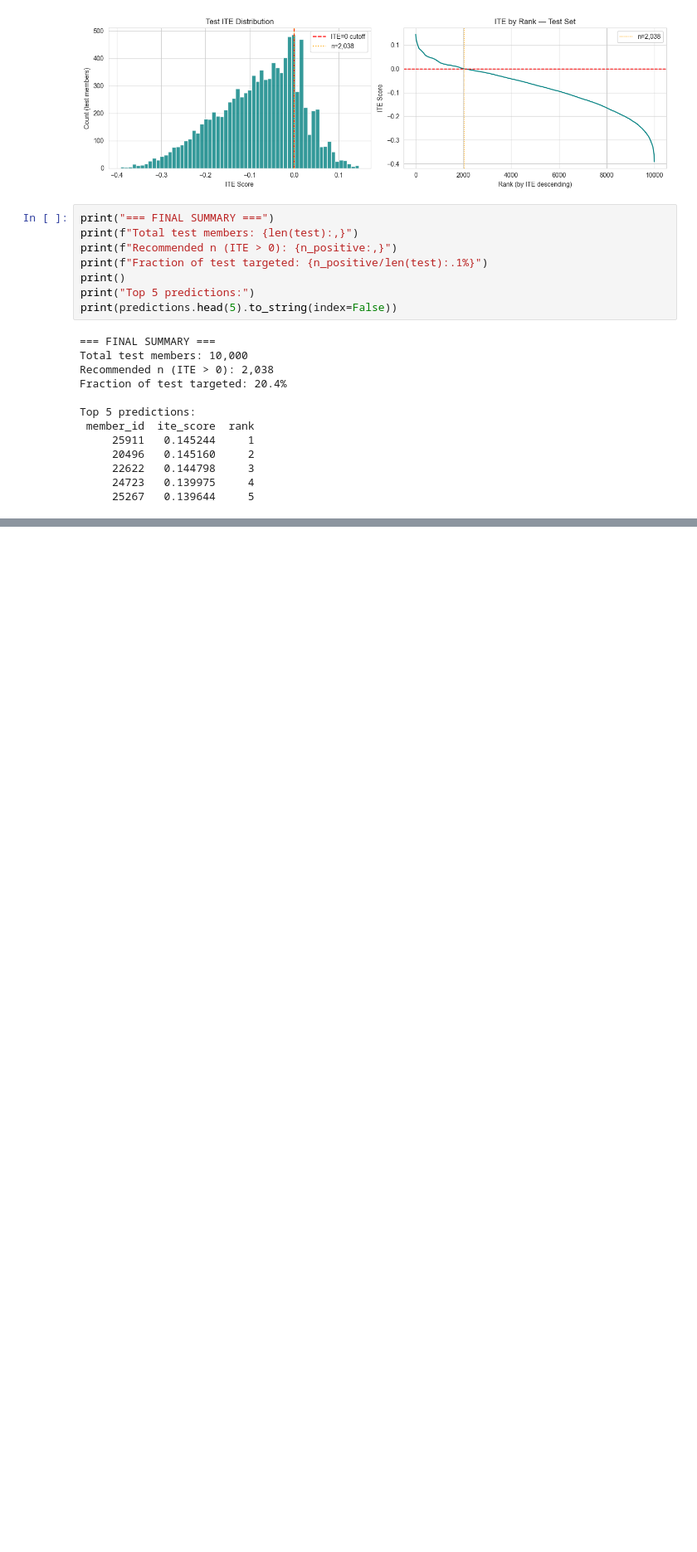
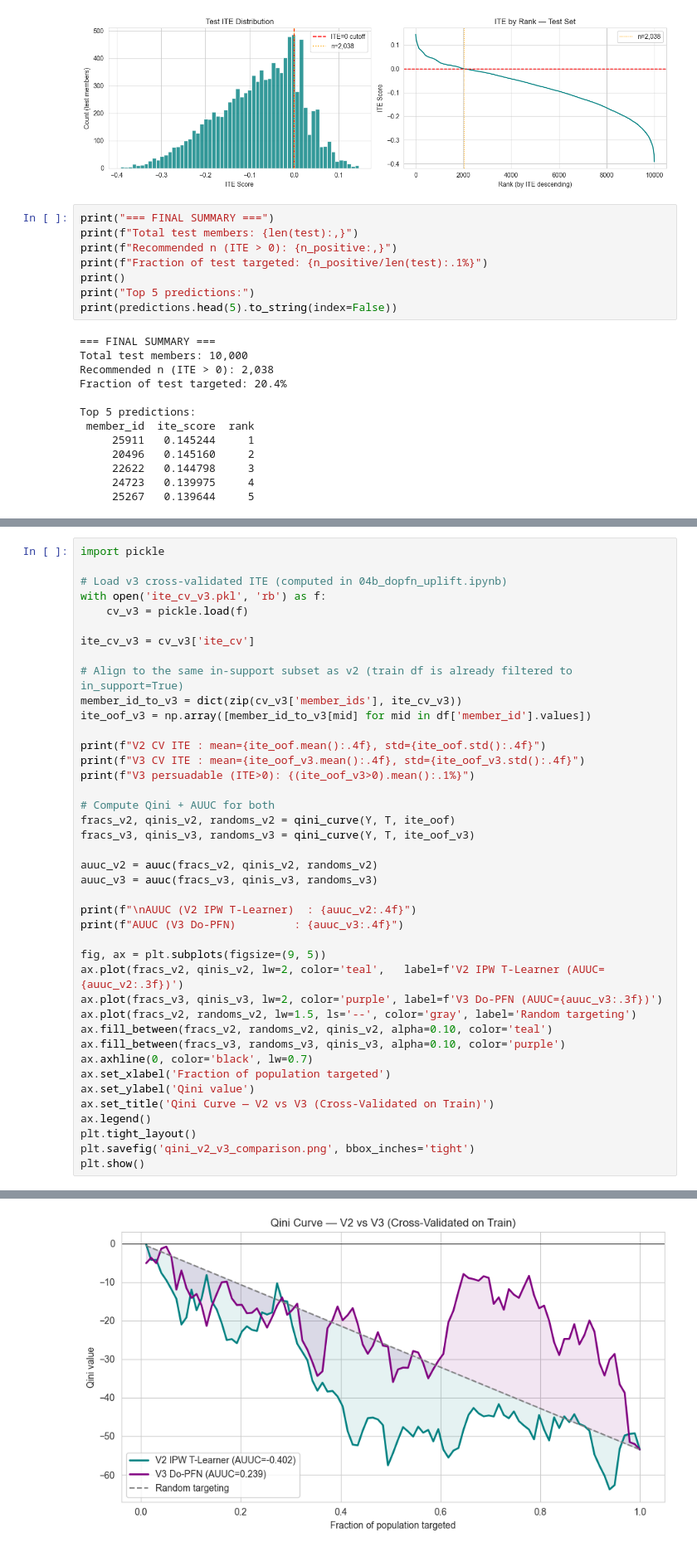
Before and after one commit to SShayVi/wellco-uplift-modeling, a Jupyter notebook: Shay_Assignment_Uplift/05_evaluation.ipynb, the cells around one changed output, grey strips where cells are left out. Shown at 83% size. Drawn from its saved outputs; the diff is of its cells as text; blank space fills up the shorter version.

```diff
--- a/Shay_Assignment_Uplift/05_evaluation.ipynb
+++ b/Shay_Assignment_Uplift/05_evaluation.ipynb
@@ -266,0 +272,42 @@ Top 5 predictions:
+# %%
+import pickle
+
+# Load v3 cross-validated ITE (computed in 04b_dopfn_uplift.ipynb)
+with open('ite_cv_v3.pkl', 'rb') as f:
+    cv_v3 = pickle.load(f)
+
+ite_cv_v3 = cv_v3['ite_cv']
+
+# Align to the same in-support subset as v2 (train df is already filtered to in_support=True)
+member_id_to_v3 = dict(zip(cv_v3['member_ids'], ite_cv_v3))
+ite_oof_v3 = np.array([member_id_to_v3[mid] for mid in df['member_id'].values])
+
+print(f"V2 CV ITE : mean={ite_oof.mean():.4f}, std={ite_oof.std():.4f}")
+print(f"V3 CV ITE : mean={ite_oof_v3.mean():.4f}, std={ite_oof_v3.std():.4f}")
+print(f"V3 persuadable (ITE>0): {(ite_oof_v3>0).mean():.1%}")
+
+# Compute Qini + AUUC for both
+fracs_v2, qinis_v2, randoms_v2 = qini_curve(Y, T, ite_oof)
+fracs_v3, qinis_v3, randoms_v3 = qini_curve(Y, T, ite_oof_v3)
+
+auuc_v2 = auuc(fracs_v2, qinis_v2, randoms_v2)
+auuc_v3 = auuc(fracs_v3, qinis_v3, randoms_v3)
+
+print(f"\nAUUC (V2 IPW T-Learner)  : {auuc_v2:.4f}")
+print(f"AUUC (V3 Do-PFN)         : {auuc_v3:.4f}")
+
+fig, ax = plt.subplots(figsize=(9, 5))
+ax.plot(fracs_v2, qinis_v2, lw=2, color='teal',   label=f'V2 IPW T-Learner (AUUC={auuc_v2:.3f})')
+ax.plot(fracs_v3, qinis_v3, lw=2, color='purple', label=f'V3 Do-PFN (AUUC={auuc_v3:.3f})')
+ax.plot(fracs_v2, randoms_v2, lw=1.5, ls='--', color='gray', label='Random targeting')
+ax.fill_between(fracs_v2, randoms_v2, qinis_v2, alpha=0.10, color='teal')
+ax.fill_between(fracs_v3, randoms_v3, qinis_v3, alpha=0.10, color='purple')
+ax.axhline(0, color='black', lw=0.7)
+ax.set_xlabel('Fraction of population targeted')
+ax.set_ylabel('Qini value')
+ax.set_title('Qini Curve — V2 vs V3 (Cross-Validated on Train)')
+ax.legend()
+plt.tight_layout()
+plt.savefig('qini_v2_v3_comparison.png', bbox_inches='tight')
+plt.show()
+# %% [output]
@@ -266,0 +320 @@ Top 5 predictions:
+[figure, added]
```
Also changed, not shown: parts of 3 cells of this notebook, 9 other files.
